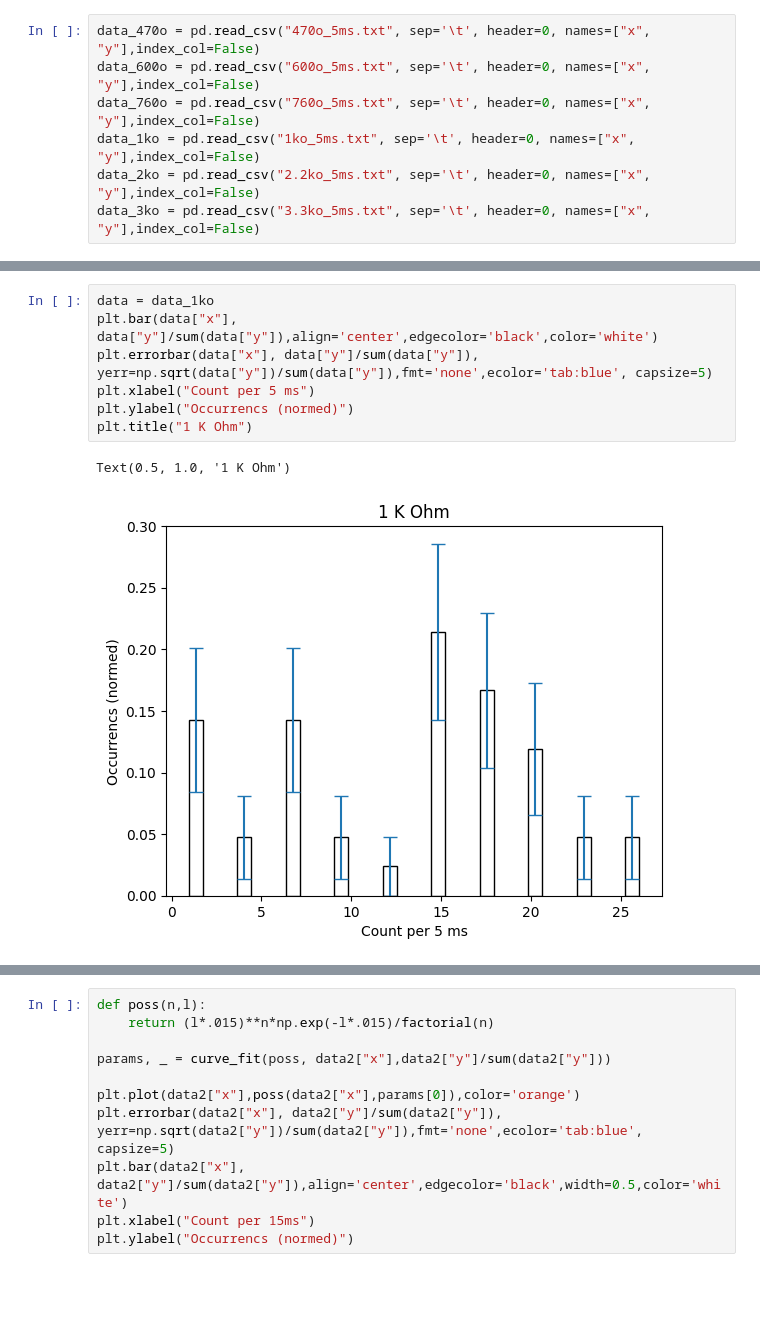
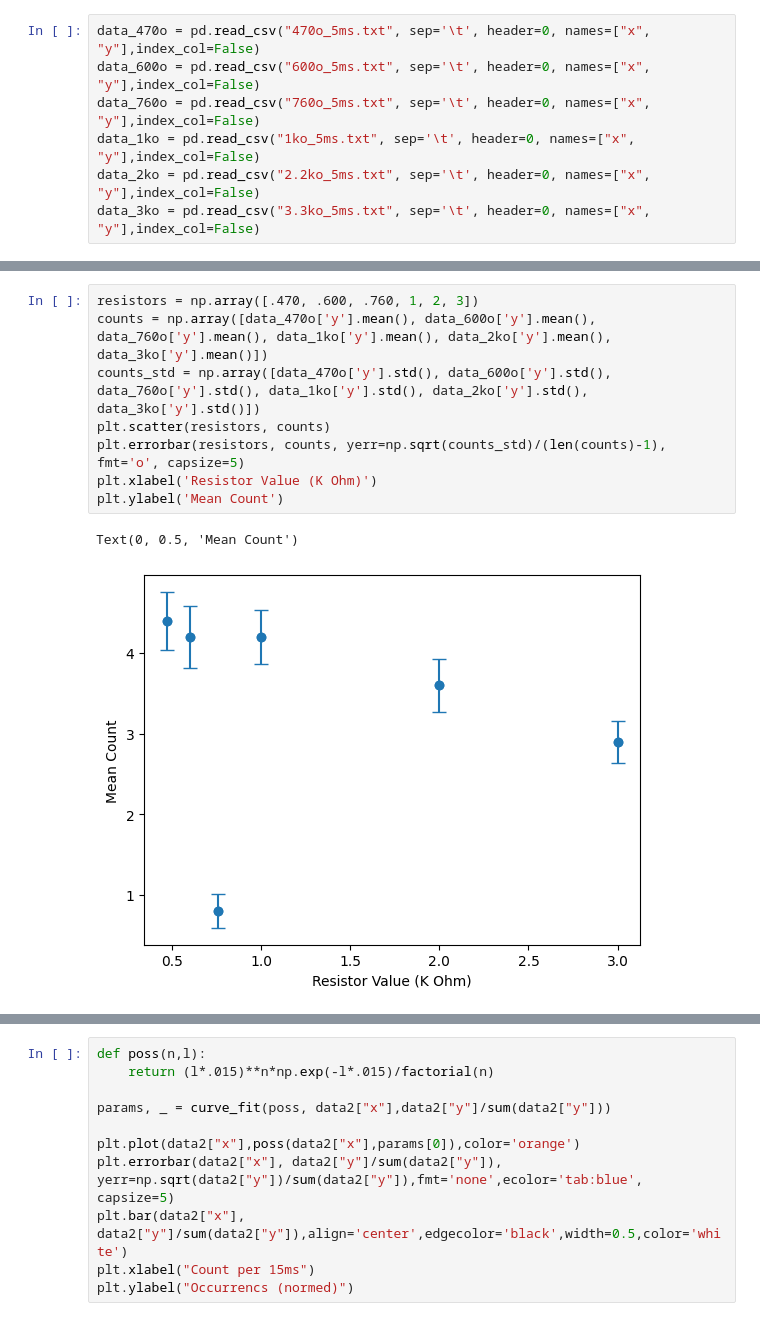
Before and after one commit to sarah-sev/SPAD, a Jupyter notebook: histplots.ipynb, the cells around one changed output, grey strips where cells are left out. Saved outputs shown, nothing was run; the diff lists cells and outputs as text; blank space fills up the shorter version.

```diff
--- a/histplots.ipynb
+++ b/histplots.ipynb
@@ -48,10 +18,11 @@ Text(0.5, 1.0, '760 Ohm')
-# %%
-data = data_1ko
-plt.bar(data["x"], data["y"]/sum(data["y"]),align='center',edgecolor='black',color='white')
-plt.errorbar(data["x"], data["y"]/sum(data["y"]), yerr=np.sqrt(data["y"])/sum(data["y"]),fmt='none',ecolor='tab:blue', capsize=5)
-plt.xlabel("Count per 5 ms")
-plt.ylabel("Occurrencs (normed)")
-plt.title("1 K Ohm")
-# %% [output]
-Text(0.5, 1.0, '1 K Ohm')
-[figure, removed]
+# %%
+resistors = np.array([.470, .600, .760, 1, 2, 3])
+counts = np.array([data_470o['y'].mean(), data_600o['y'].mean(), data_760o['y'].mean(), data_1ko['y'].mean(), data_2ko['y'].mean(), data_3ko['y'].mean()])
+counts_std = np.array([data_470o['y'].std(), data_600o['y'].std(), data_760o['y'].std(), data_1ko['y'].std(), data_2ko['y'].std(), data_3ko['y'].std()])
+plt.scatter(resistors, counts)
+plt.errorbar(resistors, counts, yerr=np.sqrt(counts_std)/(len(counts)-1), fmt='o', capsize=5)
+plt.xlabel('Resistor Value (K Ohm)')
+plt.ylabel('Mean Count')
+# %% [output]
+Text(0, 0.5, 'Mean Count')
+[figure, added]
```
Also changed, not shown: parts of 4 cells of this notebook.
